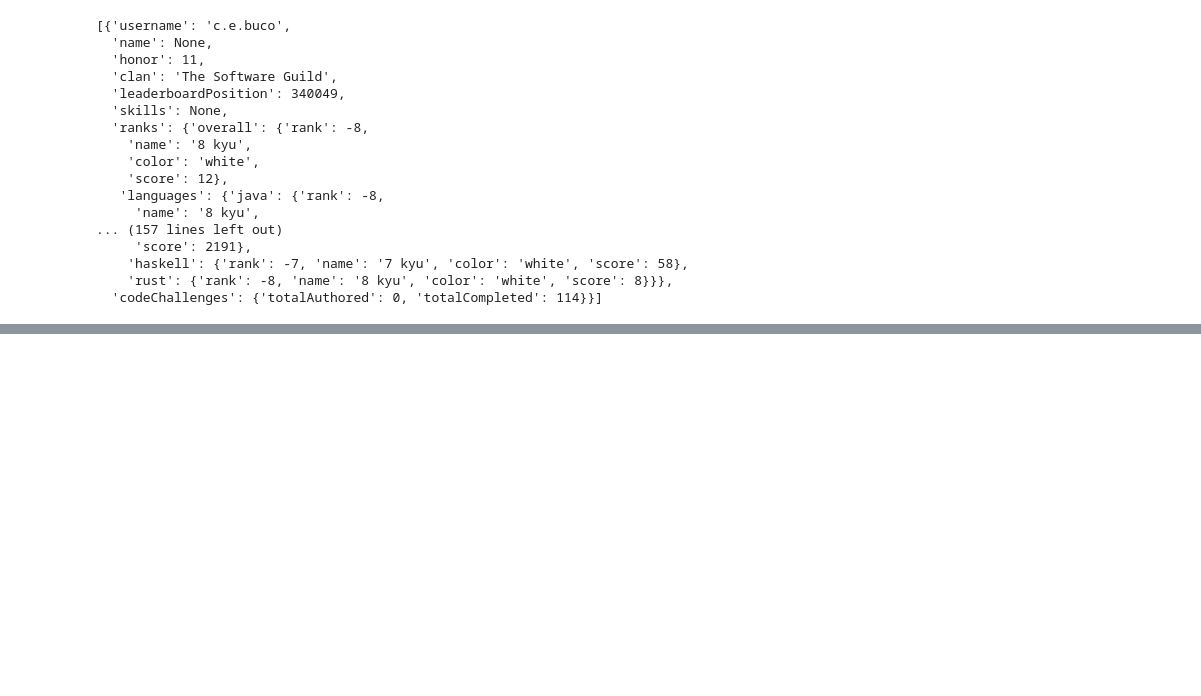
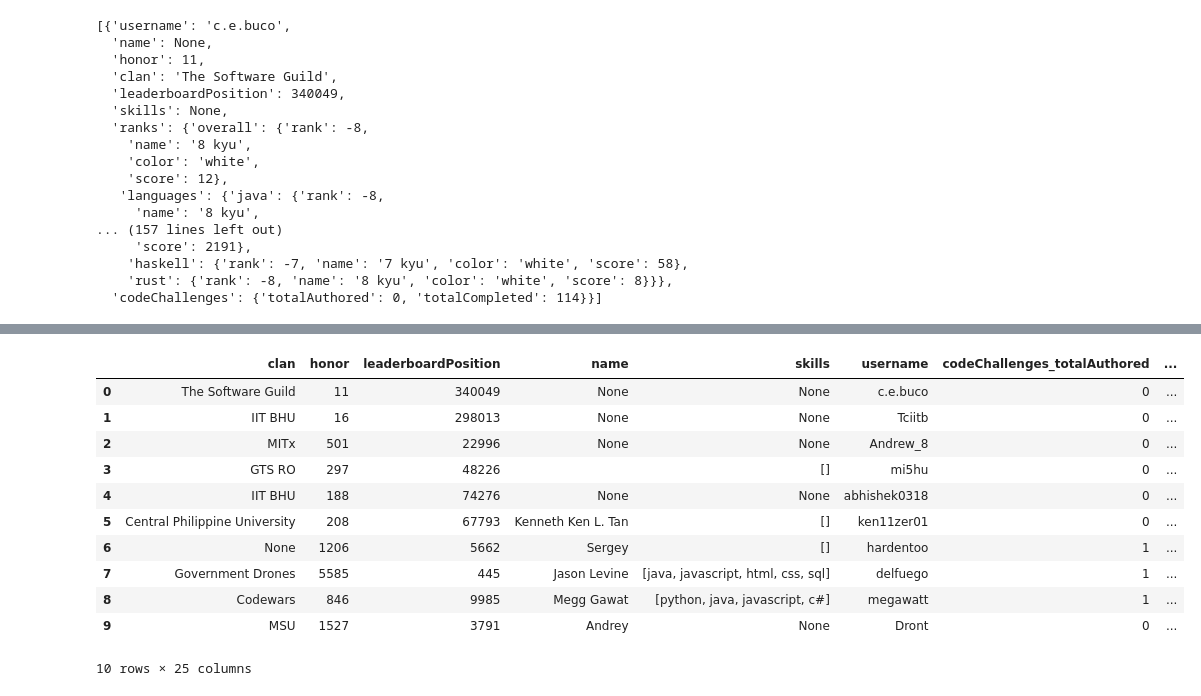
Before and after one commit to albertogcmr/final-project-codewars-ih, a Jupyter notebook: source/codewars-leaderboard.ipynb, the cells around one changed output, grey strips where cells are left out. Saved outputs shown, nothing was run; the diff lists cells and outputs as text; code cells hidden in the pictures; blank space fills up the shorter version.

Commit message:
get all languages

```diff
--- a/source/codewars-leaderboard.ipynb
+++ b/source/codewars-leaderboard.ipynb
@@ -243,0 +259,31 @@ users_10_jsons
+# %%
+def flatten(data, col_list):
+    for column in col_list:
+        flattened = pd.DataFrame(dict(data[column])).transpose()
+        columns = [str(col) for col in flattened.columns]
+        flattened.columns = [column + '_' + colname for colname in columns]
+        data = pd.concat([data, flattened], axis=1)
+        data = data.drop(column, axis=1)
+    return data
+# %%
+nested_columns = ['codeChallenges', 'ranks']
+
+flat = flatten(data, nested_columns)
+# %%
+nested_columns = ['ranks_languages', 'ranks_overall']
+flat = flatten(flat, nested_columns)
+
+flat.head(10)
+# %% [output]
+|  | clan | honor | leaderboardPosition | name | skills | username | codeChallenges_totalAuthored | ... |
+| 0 | The Software Guild | 11 | 340049 | None | None | c.e.buco | 0 | ... |
+| 1 | IIT BHU | 16 | 298013 | None | None | Tciitb | 0 | ... |
+| 2 | MITx | 501 | 22996 | None | None | Andrew_8 | 0 | ... |
+| 3 | GTS RO | 297 | 48226 |  | [] | mi5hu | 0 | ... |
+| 4 | IIT BHU | 188 | 74276 | None | None | abhishek0318 | 0 | ... |
+| 5 | Central Philippine University | 208 | 67793 | Kenneth Ken L. Tan | [] | ken11zer01 | 0 | ... |
+| 6 | None | 1206 | 5662 | Sergey | [] | hardentoo | 1 | ... |
+| 7 | Government Drones | 5585 | 445 | Jason Levine | [java, javascript, html, css, sql] | delfuego | 1 | ... |
+| 8 | Codewars | 846 | 9985 | Megg Gawat | [python, java, javascript, c#] | megawatt | 1 | ... |
+| 9 | MSU | 1527 | 3791 | Andrey | None | Dront | 0 | ... |
+10 rows × 25 columns
```
Also changed, not shown: parts of 4 cells of this notebook.
